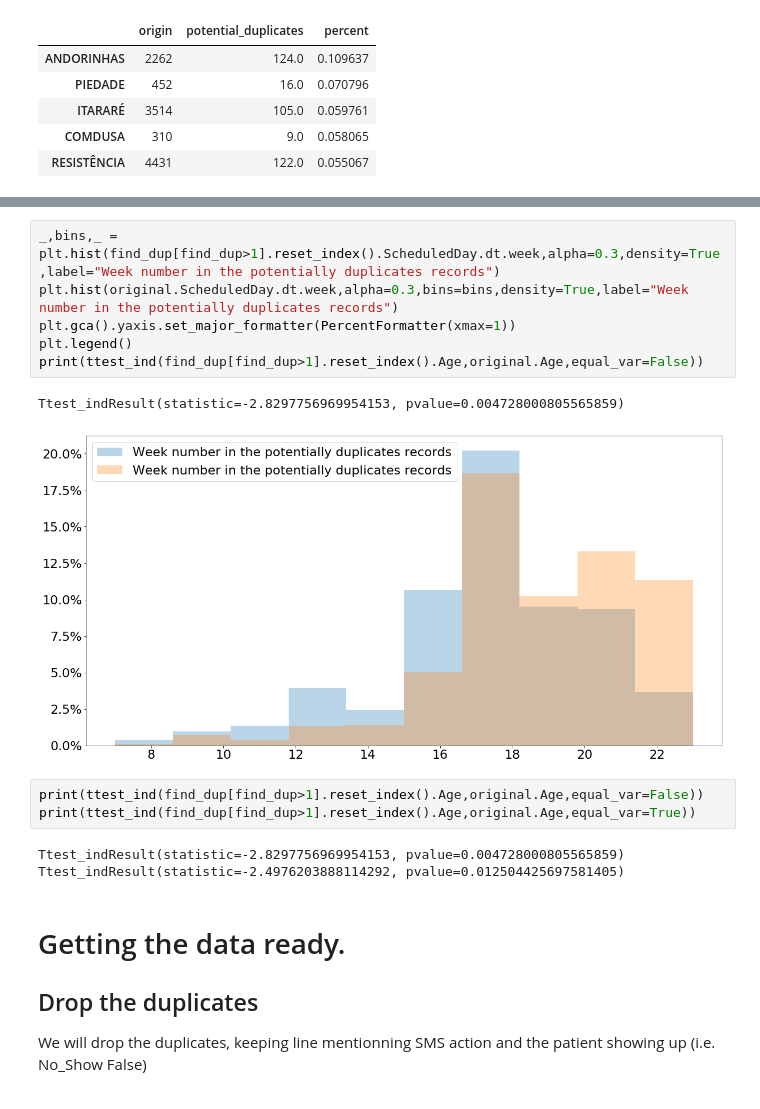
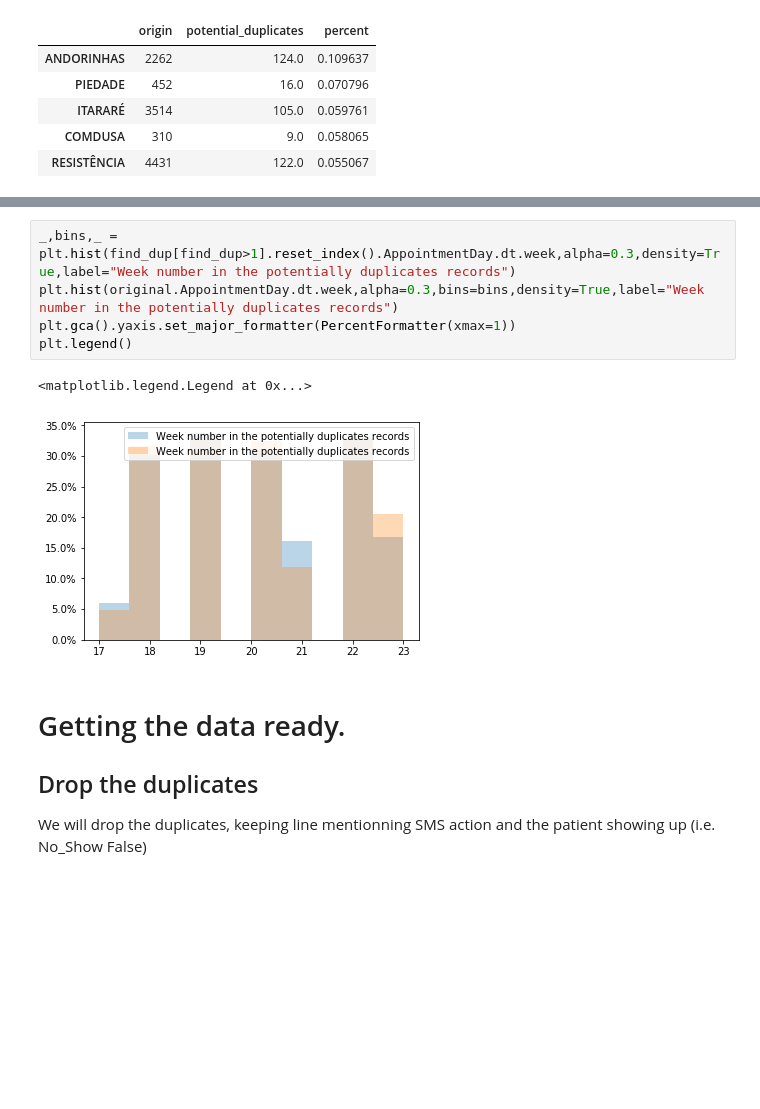
Before and after one commit to percevalve/test, a Jupyter notebook: no_show_rate.ipynb, the cells around one changed output, grey strips where cells are left out. Saved outputs shown, nothing was run; the diff lists cells and outputs as text; blank space fills up the shorter version.

```diff
--- a/no_show_rate.ipynb
+++ b/no_show_rate.ipynb
@@ -147,18 +145,11 @@ Ttest_indResult(statistic=-2.8297756969954153, pvalue=0.004728000805565859)
 # %%
-_,bins,_ = plt.hist(find_dup[find_dup>1].reset_index().ScheduledDay.dt.week,alpha=0.3,density=True,label="Week number in the potentially duplicates records")
-plt.hist(original.ScheduledDay.dt.week,alpha=0.3,bins=bins,density=True,label="Week number in the potentially duplicates records")
+_,bins,_ = plt.hist(find_dup[find_dup>1].reset_index().AppointmentDay.dt.week,alpha=0.3,density=True,label="Week number in the potentially duplicates records")
+plt.hist(original.AppointmentDay.dt.week,alpha=0.3,bins=bins,density=True,label="Week number in the potentially duplicates records")
 plt.gca().yaxis.set_major_formatter(PercentFormatter(xmax=1))
 plt.legend()
-print(ttest_ind(find_dup[find_dup>1].reset_index().Age,original.Age,equal_var=False))
 # %% [output]
-Ttest_indResult(statistic=-2.8297756969954153, pvalue=0.004728000805565859)
+<matplotlib.legend.Legend at 0x...>
-[figure, old version]
+[figure, new version]
-# %%
-print(ttest_ind(find_dup[find_dup>1].reset_index().Age,original.Age,equal_var=False))
-print(ttest_ind(find_dup[find_dup>1].reset_index().Age,original.Age,equal_var=True))
-# %% [output]
-Ttest_indResult(statistic=-2.8297756969954153, pvalue=0.004728000805565859)
-Ttest_indResult(statistic=-2.4976203888114292, pvalue=0.012504425697581405)
 # %% [markdown]
 # Getting the data ready.
 <a id="drop"></a>
```
Also changed, not shown: parts of 37 cells of this notebook.
